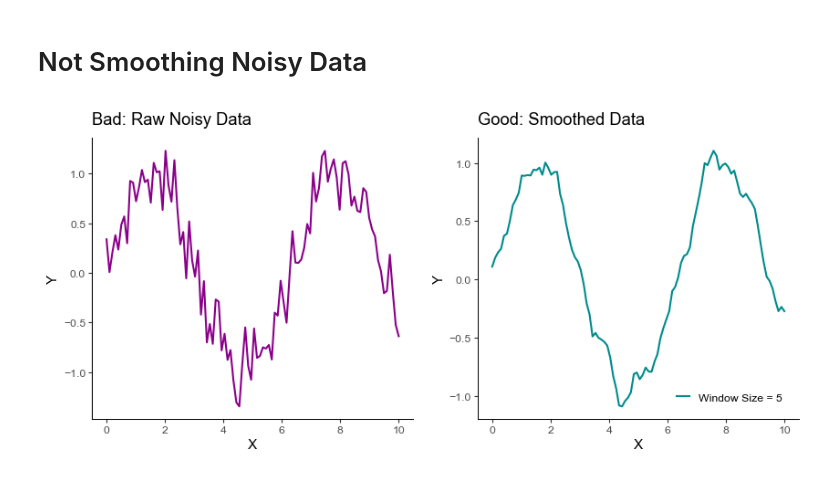
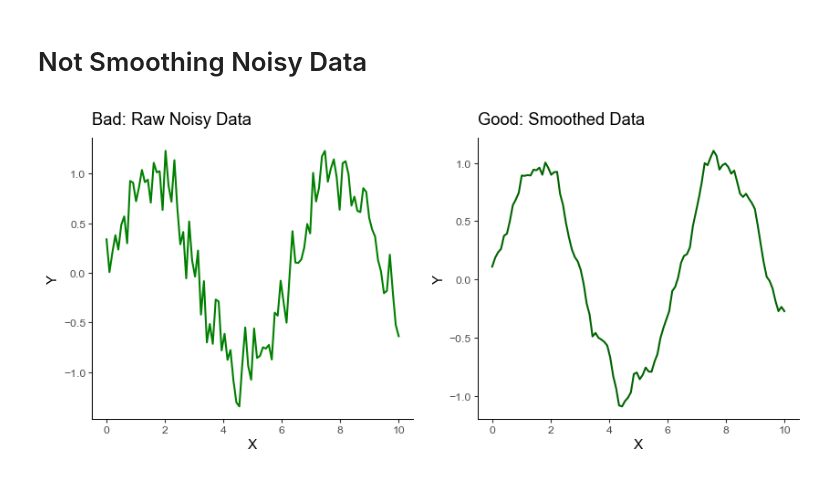
Before and after one commit to smortezah/portfolio, a Jupyter notebook: data-visualization/pitfalls/pitfalls.ipynb, the cells around one changed output. Drawn from its saved outputs; the diff is of its cells as text; code cells hidden in the pictures.

```diff
--- a/data-visualization/pitfalls/pitfalls.ipynb
+++ b/data-visualization/pitfalls/pitfalls.ipynb
@@ -404,13 +405,10 @@ plt.show()
 # %%
 # Data
 np.random.seed(SEED)
+x = np.linspace(0, 10, 100)
+y = np.sin(x) + np.random.normal(0, 0.2, 100)
 
-df = pd.DataFrame(
-    {
-        "x": np.linspace(0, 10, 100),
-        "y": np.sin(x) + np.random.normal(0, 0.2, 100),
-    }
-)
+df = pd.DataFrame({"x": x, "y": y})
 
 # Plot
 fig, ax = plt.subplots(nrows=1, ncols=2, figsize=(10, 4))
@@ -418,35 +416,37 @@ fig, ax = plt.subplots(nrows=1, ncols=2, figsize=(10, 4))
 # Bad Example
 df.plot(
     x="x",
     y="y",
     title="Bad: Raw Noisy Data",
     xlabel="X",
     ylabel="Y",
     legend=False,
-    color="darkmagenta",
+    color="green",
     ax=ax[0],
 )
 
 # Moving average smoothing
 window_size = 5
-smoothed_y = np.convolve(df["y"], np.ones(window_size) / window_size, mode="same")
+smoothed_y = np.convolve(
+    df["y"], np.ones(window_size) / window_size, mode="same"
+)
 df["smoothed_y"] = smoothed_y
 
 # Good Example
 df.plot(
     x="x",
     y="smoothed_y",
     title="Good: Smoothed Data",
     xlabel="X",
     ylabel="Y",
     legend=False,
-    color="darkcyan",
+    color="darkgreen",
     ax=ax[1],
-).legend(loc="lower right", labels=[f"Window Size = {window_size}"])
+)
 
 # Save plot
 plt.savefig("image/smooth.png", bbox_inches="tight", dpi=200)
 
 plt.show()
 # %% [output]
-[figure, old version]
+[figure, new version]
```
Also changed, not shown: parts of 4 cells of this notebook.
